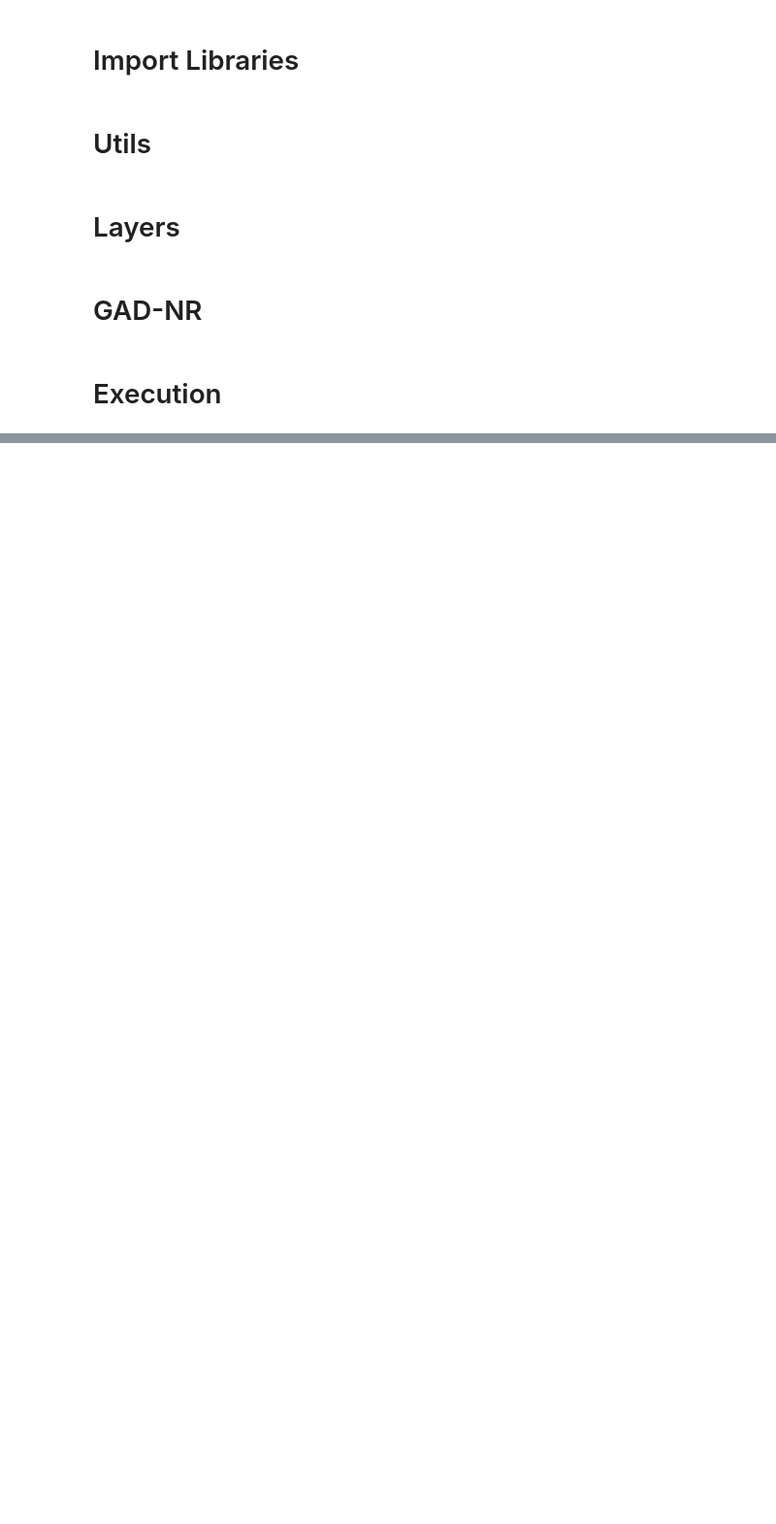
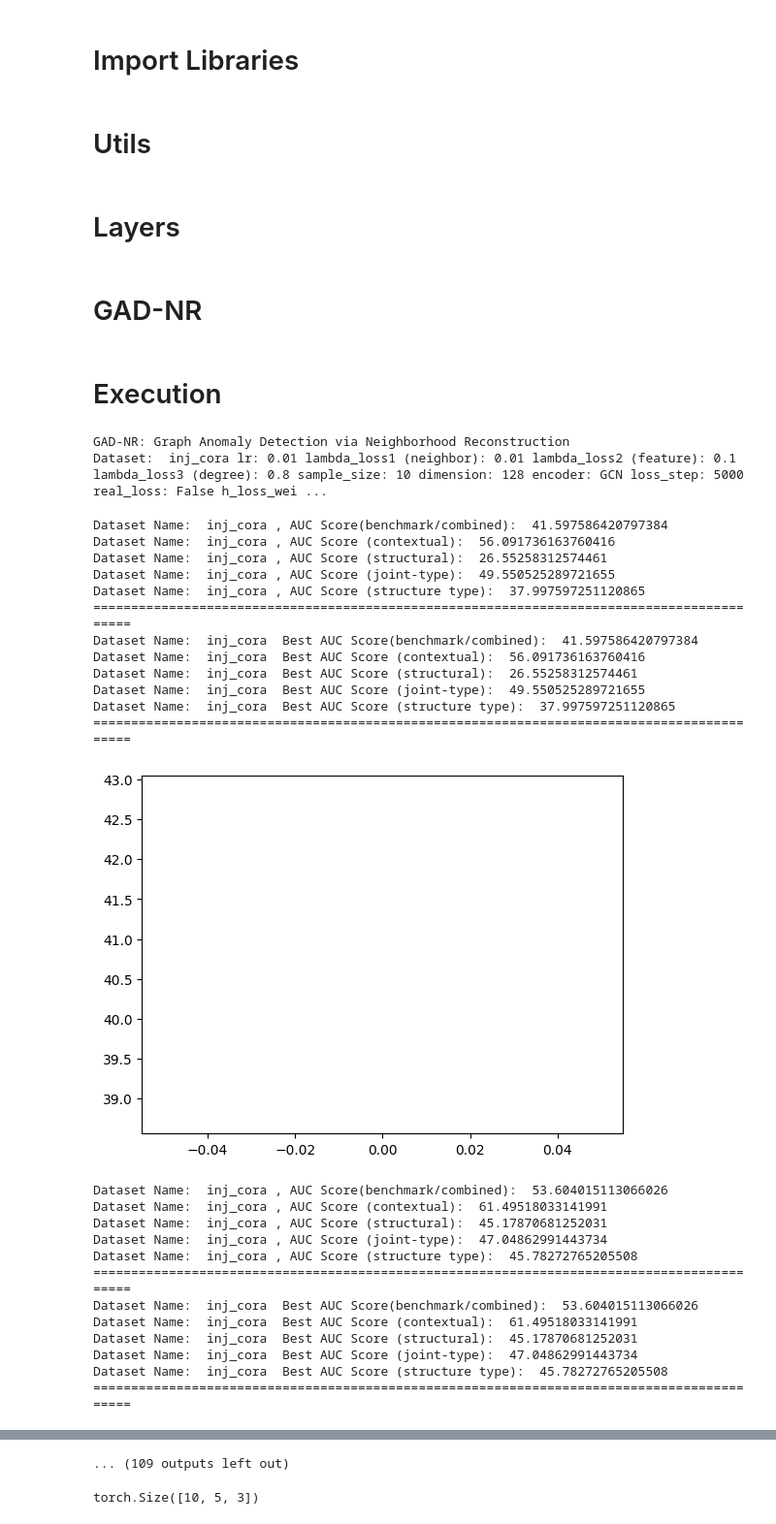
Before and after one commit to Graph-COM/GAD-NR, a Jupyter notebook: GAD-NR.ipynb, the cells around one changed output, grey strips where cells are left out. Shown at 97% size. Drawn from its saved outputs; the diff is of its cells as text; code cells hidden in the pictures; blank space fills up the shorter version.

```diff
--- a/GAD-NR.ipynb
+++ b/GAD-NR.ipynb
@@ -715,35 +852,66 @@ parser.add_argument('-f')
 parser.add_argument('--dataset', type=str, default="inj_cora")
 parser.add_argument('--lr', type=float, default=0.01)
 parser.add_argument('--epoch_num', type=int, default=500)
 parser.add_argument('--lambda_loss1', type=float, default=1e-2) #neighbor reconstruction loss weight
-parser.add_argument('--lambda_loss2', type=float, default=0.5) #feature loss weight
+parser.add_argument('--lambda_loss2', type=float, default=0.1) #feature loss weight
 parser.add_argument('--lambda_loss3', type=float, default=0.8) #degree loss weight
 parser.add_argument('--sample_size', type=int, default=10)
 parser.add_argument('--dimension', type=int, default=128)
 parser.add_argument('--encoder', type=str, default="GCN")
-parser.add_argument('--loss_step', type=int, default=30)
+parser.add_argument('--loss_step', type=int, default=5000)
 parser.add_argument('--real_loss', type=bool, default=False) #use real loss or adaptive loss
 parser.add_argument('--neigh_loss', type=str, default="KL")
 parser.add_argument('--h_loss_weight', type=float, default=1.0)#adaptive loss weight for h_loss
 parser.add_argument('--feature_loss_weight', type=float, default=2.5) #adaptive loss weight for feature loss
-parser.add_argument('--degree_loss_weight', type=float, default=1.0)#adaptive loss weight for degree loss
+parser.add_argument('--degree_loss_weight', type=float, default=0)#adaptive loss weight for degree loss
 parser.add_argument('--calculate_contextual', type=bool, default=True)
 parser.add_argument('--contextual_n', type=int, default=70)
 parser.add_argument('--contextual_k', type=int, default=10)
 parser.add_argument('--calculate_structural', type=bool, default=True)
 parser.add_argument('--structural_n', type=int, default=70)
 parser.add_argument('--structural_m', type=int, default=10)
 parser.add_argument('--use_combine_outlier', type=bool, default=False)
+parser.add_argument('--plot_loss', type=bool, default=True)
+parser.add_argument('--normalize_feat', type=bool, default=False)
+
 
 
 args = parser.parse_args()
 
 print("GAD-NR: Graph Anomaly Detection via Neighborhood Reconstruction")
 print("Dataset: ", args.dataset, "lr:", args.lr, "lambda_loss1 (neighbor):",args.lambda_loss1, "lambda_loss2 (feature):", args.lambda_loss2, "lambda_loss3 (degree):", args.lambda_loss3, "sample_size:", args.sample_size, "dimension:",args.dimension, "encoder:", args.encoder, "loss_step:", args.loss_step,"real_loss:", args.real_loss, "h_loss_weight:",args.h_loss_weight,"feature_loss_weight",args.feature_loss_weight,"degree_loss_weight:",args.degree_loss_weight,
 "calculate_contextual",args.calculate_contextual,"calculate_structural",args.calculate_structural)
 
 
 dataset_str = args.dataset
 train_real_datasets(dataset_str=dataset_str, lr=args.lr, epoch_num=args.epoch_num, lambda_loss1=args.lambda_loss1,
-                    lambda_loss2=args.lambda_loss2, lambda_loss3=args.lambda_loss3, encoder=args.encoder, sample_size=args.sample_size, loss_step=args.loss_step,
-                    hidden_dim=args.dimension,real_loss=args.real_loss,calculate_contextual=args.calculate_contextual,calculate_structural=args.calculate_structural)
+lambda_loss2=args.lambda_loss2, lambda_loss3=args.lambda_loss3, encoder=args.encoder, sample_size=args.sample_size, loss_step=args.loss_step,
+hidden_dim=args.dimension,real_loss=args.real_loss,calculate_contextual=args.calculate_contextual,calculate_structural=args.calculate_structural)
+# %% [output]
+GAD-NR: Graph Anomaly Detection via Neighborhood Reconstruction
+Dataset:  inj_cora lr: 0.01 lambda_loss1 (neighbor): 0.01 lambda_loss2 (feature): 0.1 lambda_loss3 (degree): 0.8 sample_size: 10 dimension: 128 encoder: GCN loss_step: 5000 real_loss: False h_loss_wei ...
+Dataset Name:  inj_cora , AUC Score(benchmark/combined):  41.597586420797384
+Dataset Name:  inj_cora , AUC Score (contextual):  56.091736163760416
+Dataset Name:  inj_cora , AUC Score (structural):  26.55258312574461
+Dataset Name:  inj_cora , AUC Score (joint-type):  49.550525289721655
+Dataset Name:  inj_cora , AUC Score (structure type):  37.997597251120865
+===========================================================================================
+Dataset Name:  inj_cora  Best AUC Score(benchmark/combined):  41.597586420797384
+Dataset Name:  inj_cora  Best AUC Score (contextual):  56.091736163760416
+Dataset Name:  inj_cora  Best AUC Score (structural):  26.55258312574461
+Dataset Name:  inj_cora  Best AUC Score (joint-type):  49.550525289721655
+Dataset Name:  inj_cora  Best AUC Score (structure type):  37.997597251120865
+===========================================================================================
+[figure, added]
+Dataset Name:  inj_cora , AUC Score(benchmark/combined):  53.604015113066026
+Dataset Name:  inj_cora , AUC Score (contextual):  61.49518033141991
+Dataset Name:  inj_cora , AUC Score (structural):  45.17870681252031
+Dataset Name:  inj_cora , AUC Score (joint-type):  47.04862991443734
+Dataset Name:  inj_cora , AUC Score (structure type):  45.78272765205508
+===========================================================================================
+Dataset Name:  inj_cora  Best AUC Score(benchmark/combined):  53.604015113066026
+Dataset Name:  inj_cora  Best AUC Score (contextual):  61.49518033141991
+Dataset Name:  inj_cora  Best AUC Score (structural):  45.17870681252031
+Dataset Name:  inj_cora  Best AUC Score (joint-type):  47.04862991443734
+Dataset Name:  inj_cora  Best AUC Score (structure type):  45.78272765205508
+===========================================================================================
@@ -749,0 +970,18 @@ train_real_datasets(dataset_str=dataset_str, lr=args.lr, epoch_num=args.epoch_nu
+... (109 outputs left out)
+# %%
+import torch
+
+m = torch.rand(5,3)
+s = torch.rand(5,3)
+
+n_list = []
+
+for i in range(10):
+    a = torch.normal(mean=m, std=s)
+    a = a.unsqueeze(dim=0)
+    n_list.append(a)
+
+n_list = torch.cat(n_list,dim=0)
+print(n_list.shape)
+# %% [output]
+torch.Size([10, 5, 3])
```
Also changed, not shown: parts of 10 cells of this notebook, 16 other files.
